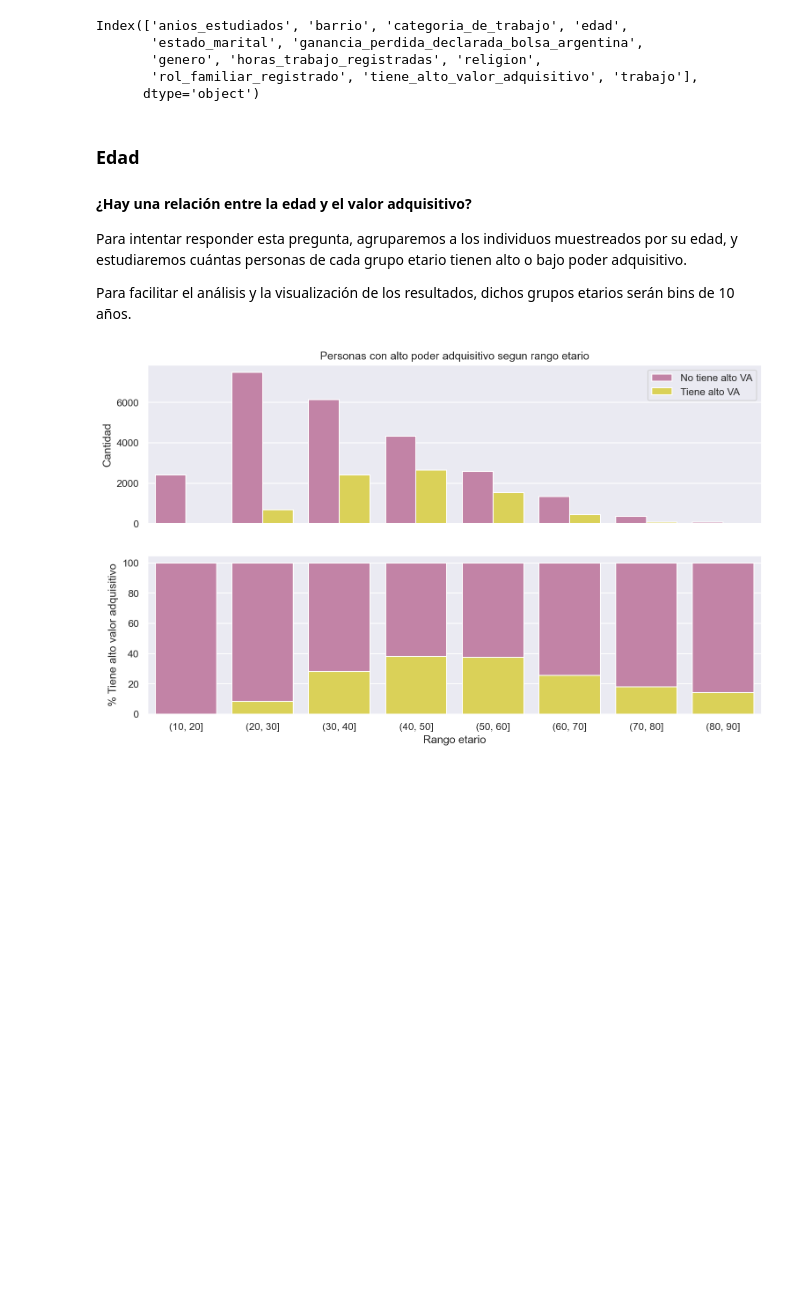
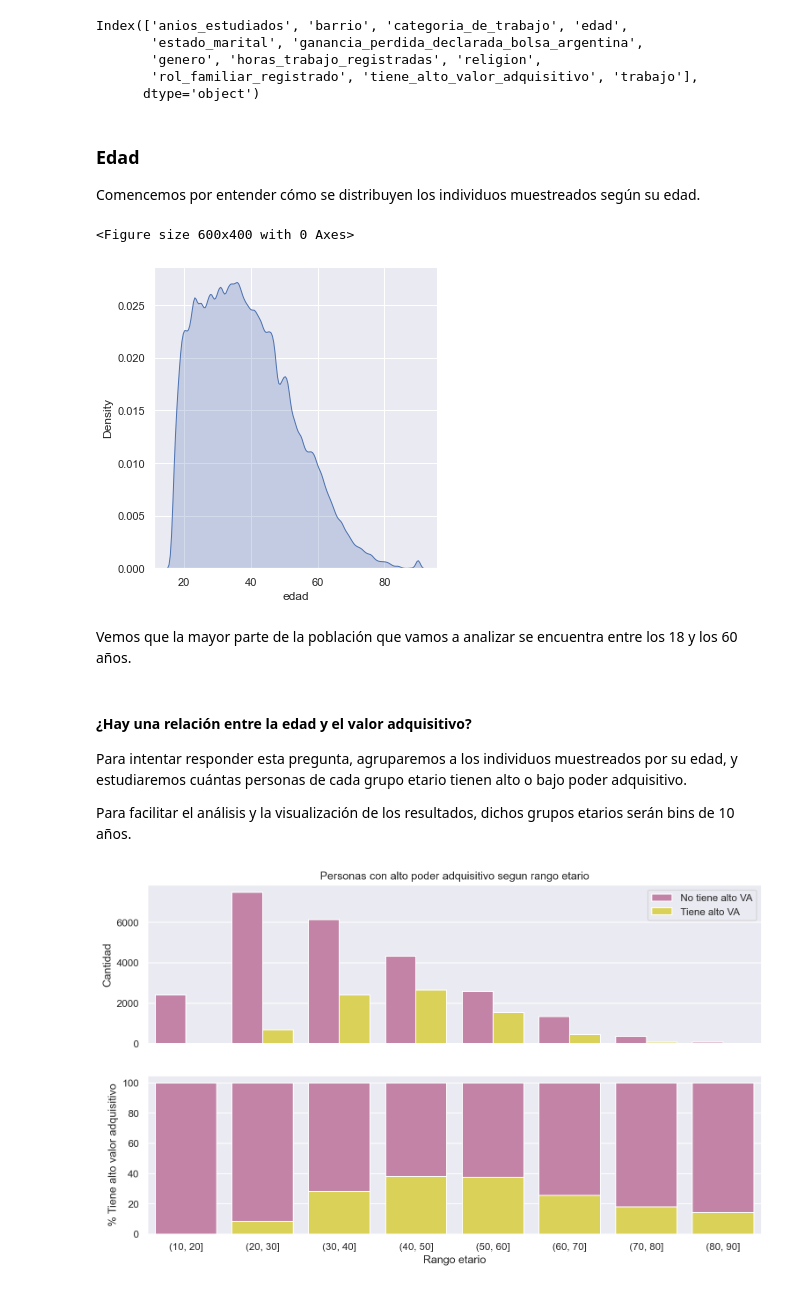
Before and after one commit to ncontinanza/tp-datos-1c2021-de-angelis-riva-continanza, a Jupyter notebook: Trabajo práctico N°1.ipynb, the cells around one changed output. Drawn from its saved outputs; the diff is of its cells as text; code cells hidden in the pictures; blank space fills up the shorter version.

```diff
--- a/Trabajo práctico N°1.ipynb
+++ b/Trabajo práctico N°1.ipynb
@@ -282,9 +281,21 @@ Index(['anios_estudiados', 'barrio', 'categoria_de_trabajo', 'edad',
        'genero', 'horas_trabajo_registradas', 'religion',
        'rol_familiar_registrado', 'tiene_alto_valor_adquisitivo', 'trabajo'],
       dtype='object')
+# %% [markdown]
+### Edad
+
+Comencemos por entender cómo se distribuyen los individuos muestreados según su edad.
+# %%
+df_tmp = df[['edad']].copy()
+plt.figure(dpi=100)
+sns.displot(df_tmp, x='edad', kind="kde", bw_adjust=.4, fill=True)
+plt.show()
+# %% [output]
+<Figure size 600x400 with 0 Axes>
+[figure, added]
+# %% [markdown]
+Vemos que la mayor parte de la población que vamos a analizar se encuentra entre los 18 y los 60 años.
 # %% [markdown]
-### Edad
-
 #### ¿Hay una relación entre la edad y el valor adquisitivo?
 Para intentar responder esta pregunta, agruparemos a los individuos muestreados por su edad, y estudiaremos cuántas personas de cada grupo etario tienen alto o bajo poder adquisitivo.
 
```
Also changed, not shown: parts of 25 cells of this notebook.
